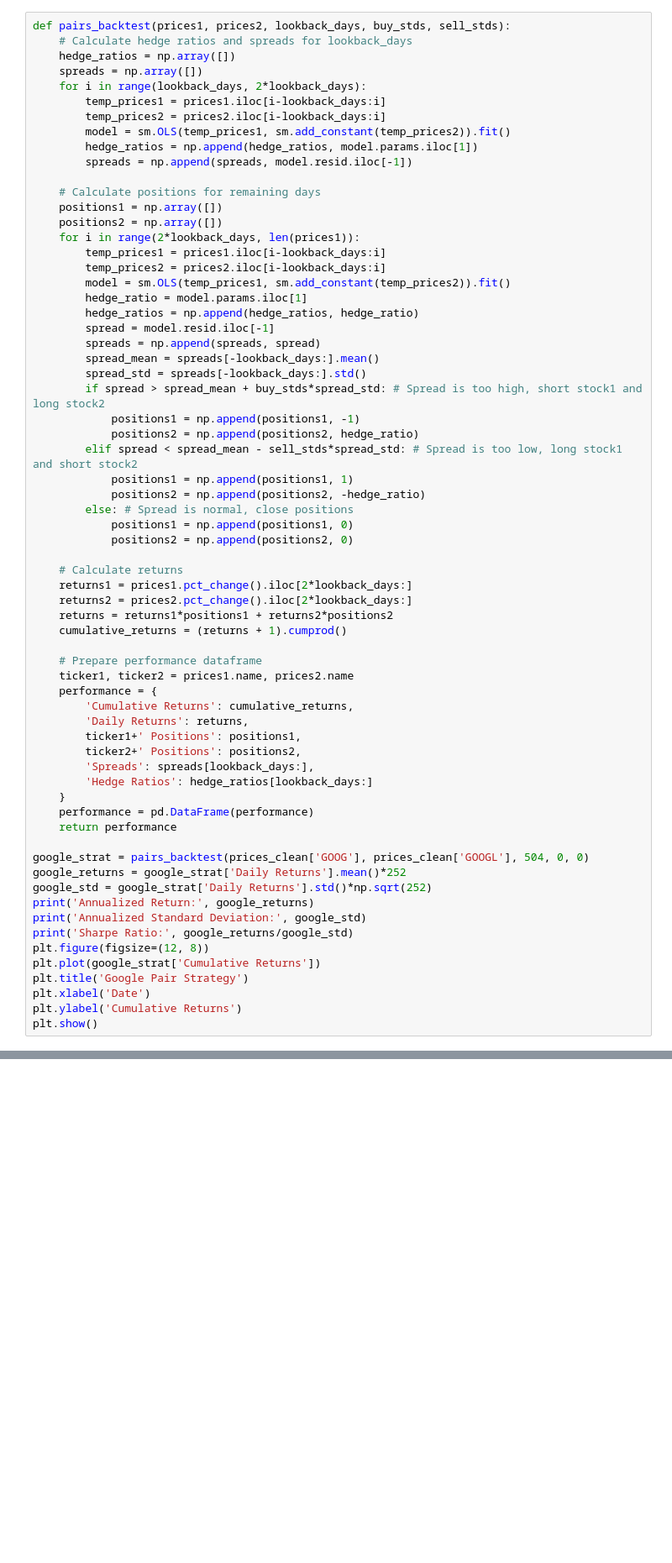
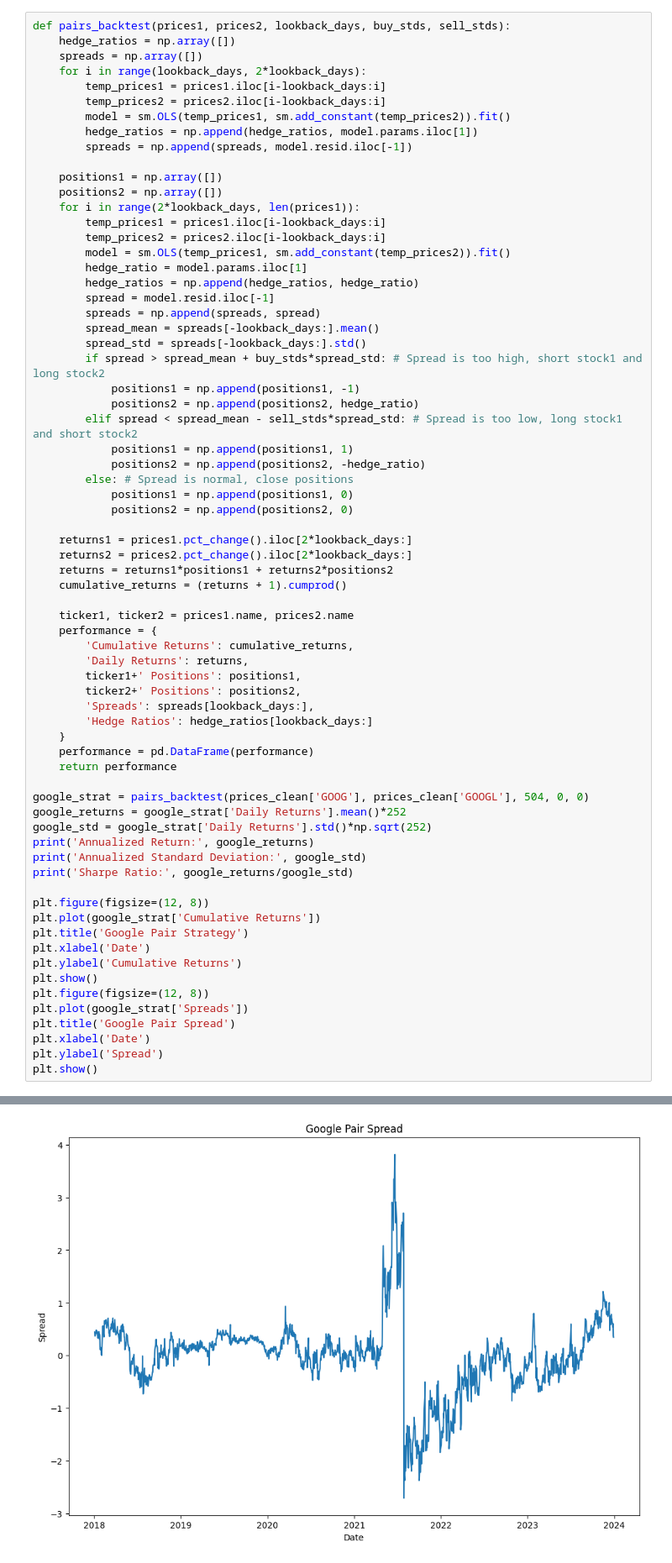
Before and after one commit to jbmitchell02/fin-eng-proj, a Jupyter notebook: pairs_strat.ipynb, the cells around one changed output, grey strips where cells are left out. Shown: that part at 84% size. Cells and saved outputs as stored; diff of their text form; blank space fills up the shorter version.

```diff
--- a/pairs_strat.ipynb
+++ b/pairs_strat.ipynb
@@ -85,6 +86,5 @@ coint_results.head(10)
 # %%
 def pairs_backtest(prices1, prices2, lookback_days, buy_stds, sell_stds):
-    # Calculate hedge ratios and spreads for lookback_days
     hedge_ratios = np.array([])
     spreads = np.array([])
     for i in range(lookback_days, 2*lookback_days):
@@ -94,7 +94,6 @@ def pairs_backtest(prices1, prices2, lookback_days, buy_stds, sell_stds):
         hedge_ratios = np.append(hedge_ratios, model.params.iloc[1])
         spreads = np.append(spreads, model.resid.iloc[-1])
 
-    # Calculate positions for remaining days
     positions1 = np.array([])
     positions2 = np.array([])
     for i in range(2*lookback_days, len(prices1)):
@@ -117,42 +116,48 @@ def pairs_backtest(prices1, prices2, lookback_days, buy_stds, sell_stds):
             positions1 = np.append(positions1, 0)
             positions2 = np.append(positions2, 0)
 
-    # Calculate returns
     returns1 = prices1.pct_change().iloc[2*lookback_days:]
     returns2 = prices2.pct_change().iloc[2*lookback_days:]
     returns = returns1*positions1 + returns2*positions2
     cumulative_returns = (returns + 1).cumprod()
 
-    # Prepare performance dataframe
     ticker1, ticker2 = prices1.name, prices2.name
     performance = {
         'Cumulative Returns': cumulative_returns,
         'Daily Returns': returns,
         ticker1+' Positions': positions1,
         ticker2+' Positions': positions2,
         'Spreads': spreads[lookback_days:],
         'Hedge Ratios': hedge_ratios[lookback_days:]
     }
     performance = pd.DataFrame(performance)
     return performance
 
 google_strat = pairs_backtest(prices_clean['GOOG'], prices_clean['GOOGL'], 504, 0, 0)
 google_returns = google_strat['Daily Returns'].mean()*252
 google_std = google_strat['Daily Returns'].std()*np.sqrt(252)
 print('Annualized Return:', google_returns)
 print('Annualized Standard Deviation:', google_std)
 print('Sharpe Ratio:', google_returns/google_std)
+
 plt.figure(figsize=(12, 8))
 plt.plot(google_strat['Cumulative Returns'])
 plt.title('Google Pair Strategy')
 plt.xlabel('Date')
 plt.ylabel('Cumulative Returns')
 plt.show()
+plt.figure(figsize=(12, 8))
+plt.plot(google_strat['Spreads'])
+plt.title('Google Pair Spread')
+plt.xlabel('Date')
+plt.ylabel('Spread')
+plt.show()
 # %% [output]
 Annualized Return: 0.05085108330124346
 Annualized Standard Deviation: 0.03196150179623335
 Sharpe Ratio: 1.5910104483024083
 [figure]
+[figure, added]
 # %%
 def test_all_pairs(pairs, prices, lookback_days, buy_stds, sell_stds):
     results = {
```
Also changed, not shown: parts of 7 cells of this notebook.
